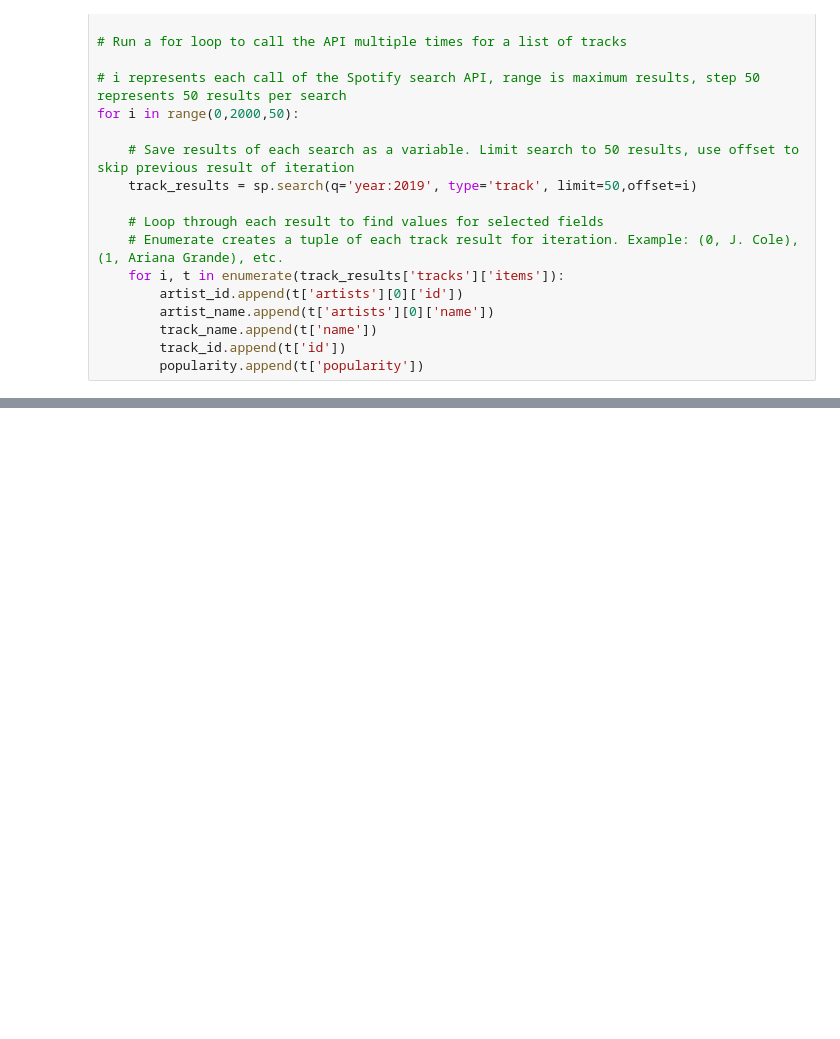
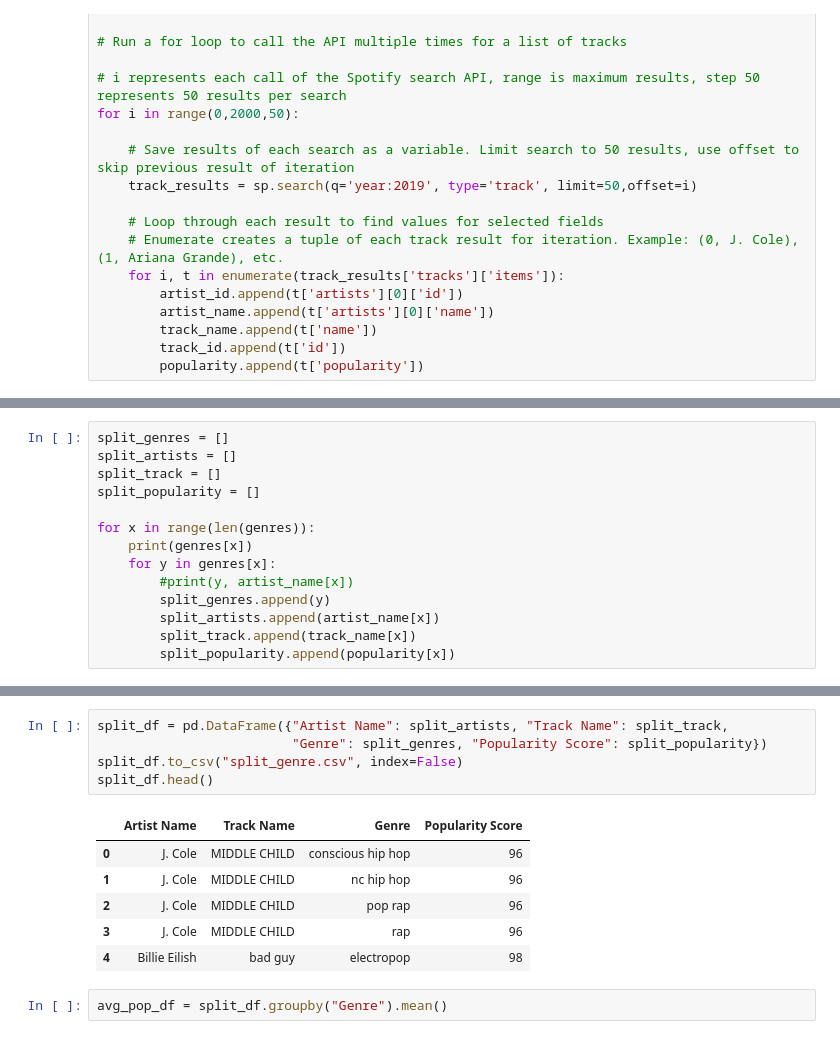
Before and after one commit to eric-ruzzo/spotify_popularity_analysis, a Jupyter notebook: api_analysis.ipynb, the cells around one changed output, grey strips where cells are left out. Cells and saved outputs as stored; diff of their text form; blank space fills up the shorter version.

```diff
--- a/api_analysis.ipynb
+++ b/api_analysis.ipynb
@@ -146,0 +103,14 @@ for item in range(len(new_df["Genres"])):
+# %%
+split_genres = []
+split_artists = []
+split_track = []
+split_popularity = []
+
+for x in range(len(genres)):
+    print(genres[x])
+    for y in genres[x]:
+        #print(y, artist_name[x])
+        split_genres.append(y)
+        split_artists.append(artist_name[x])
+        split_track.append(track_name[x])
+        split_popularity.append(popularity[x])
@@ -146,0 +135,14 @@ for item in range(len(new_df["Genres"])):
+# %%
+split_df = pd.DataFrame({"Artist Name": split_artists, "Track Name": split_track,
+                         "Genre": split_genres, "Popularity Score": split_popularity})
+split_df.to_csv("split_genre.csv", index=False)
+split_df.head()
+# %% [output]
+|  | Artist Name | Track Name | Genre | Popularity Score |
+| 0 | J. Cole | MIDDLE CHILD | conscious hip hop | 96 |
+| 1 | J. Cole | MIDDLE CHILD | nc hip hop | 96 |
+| 2 | J. Cole | MIDDLE CHILD | pop rap | 96 |
+| 3 | J. Cole | MIDDLE CHILD | rap | 96 |
+| 4 | Billie Eilish | bad guy | electropop | 98 |
+# %%
+avg_pop_df = split_df.groupby("Genre").mean()
```
Also changed, not shown: parts of 9 cells of this notebook, 4 other files.
